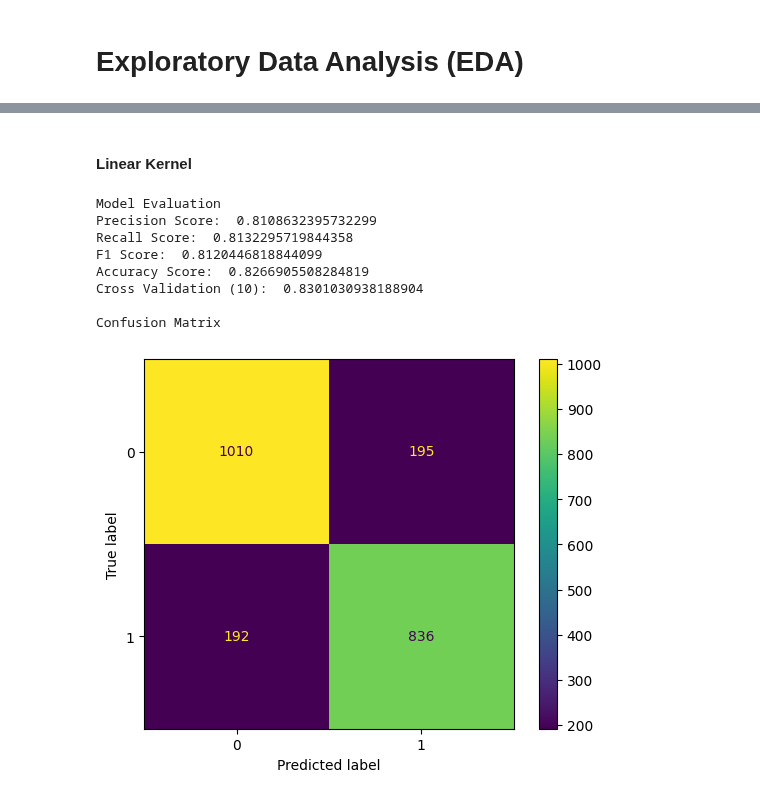
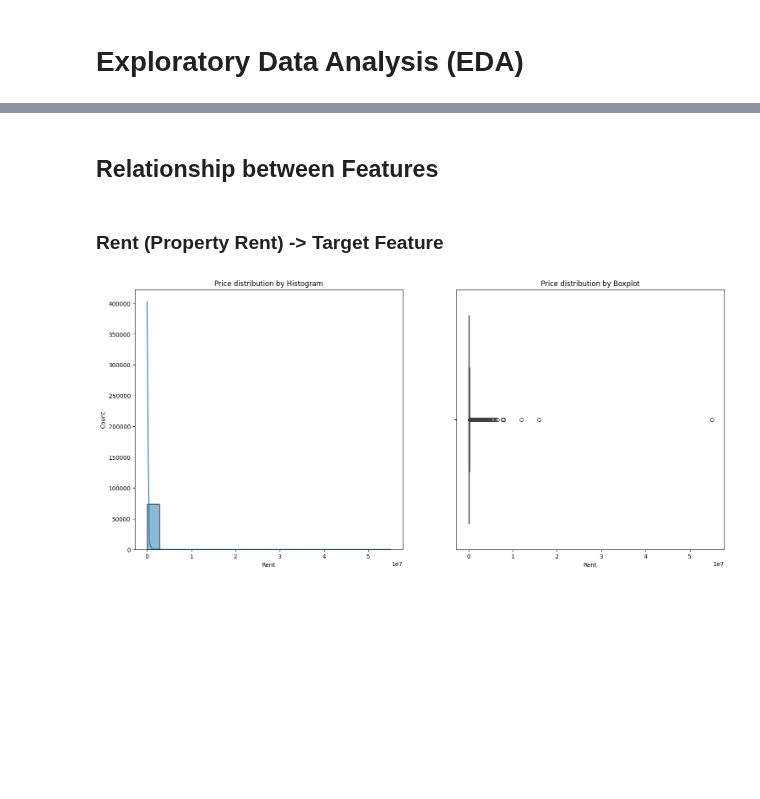
Before and after one commit to JonathanSuryaS/AOL---Machine-Learning, a Jupyter notebook: dubai.ipynb, the cells around one changed output, grey strips where cells are left out. Saved outputs shown, nothing was run; the diff lists cells and outputs as text; code cells hidden in the pictures; blank space fills up the shorter version.

```diff
--- a/dubai.ipynb
+++ b/dubai.ipynb
@@ -411,4 +95,0 @@ We can see here that no Features exceed 0.7, in result we do not need to drop an
-# %%
-data = pd.get_dummies(data, drop_first=True)
-data = data.astype('Int32')
-data
@@ -527,16 +96,13 @@ Confusion Matrix
-# %% [markdown]
-#### Linear Kernel
-# %%
-from sklearn.svm import SVC
-svm = SVC(kernel='linear')
-modeling(svm)
-# %% [output]
-Model Evaluation
-Precision Score:  0.8108632395732299
-Recall Score:  0.8132295719844358
-F1 Score:  0.8120446818844099
-Accuracy Score:  0.8266905508284819
-Cross Validation (10):  0.8301030938188904
-
-Confusion Matrix
-[figure, removed]
+# %% [markdown]
+## Relationship between Features
+# %% [markdown]
+### Rent (Property Rent) -> Target Feature
+# %%
+fig, ax = plt.subplots(1, 2, figsize = (18, 8))
+sns.histplot(data = data, x = 'Rent', kde = True, ax = ax[0], bins = 20)
+sns.boxplot(data = data, x = 'Rent')
+ax[0].set_title('Price distribution by Histogram')
+ax[1].set_title('Price distribution by Boxplot')
+plt.show()
+# %% [output]
+[figure, added]
```
Also changed, not shown: parts of 106 cells of this notebook, 3 other files.
